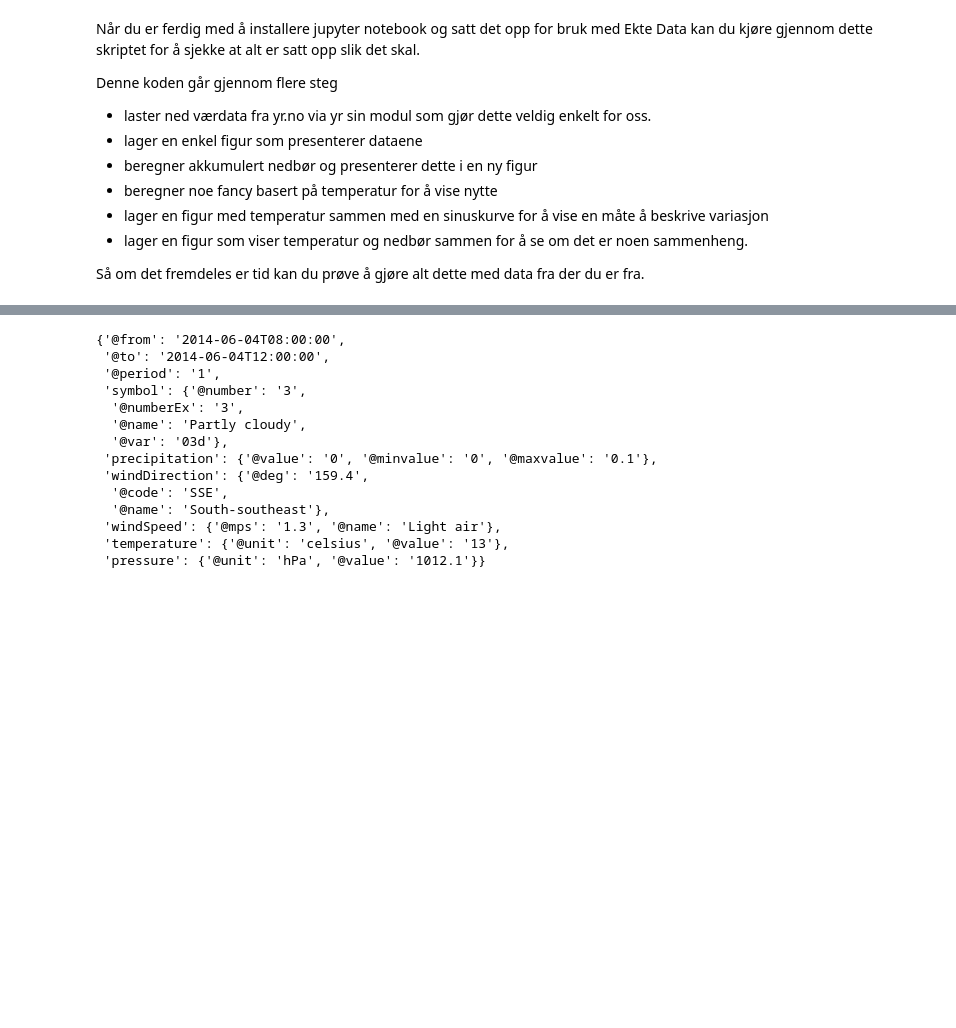
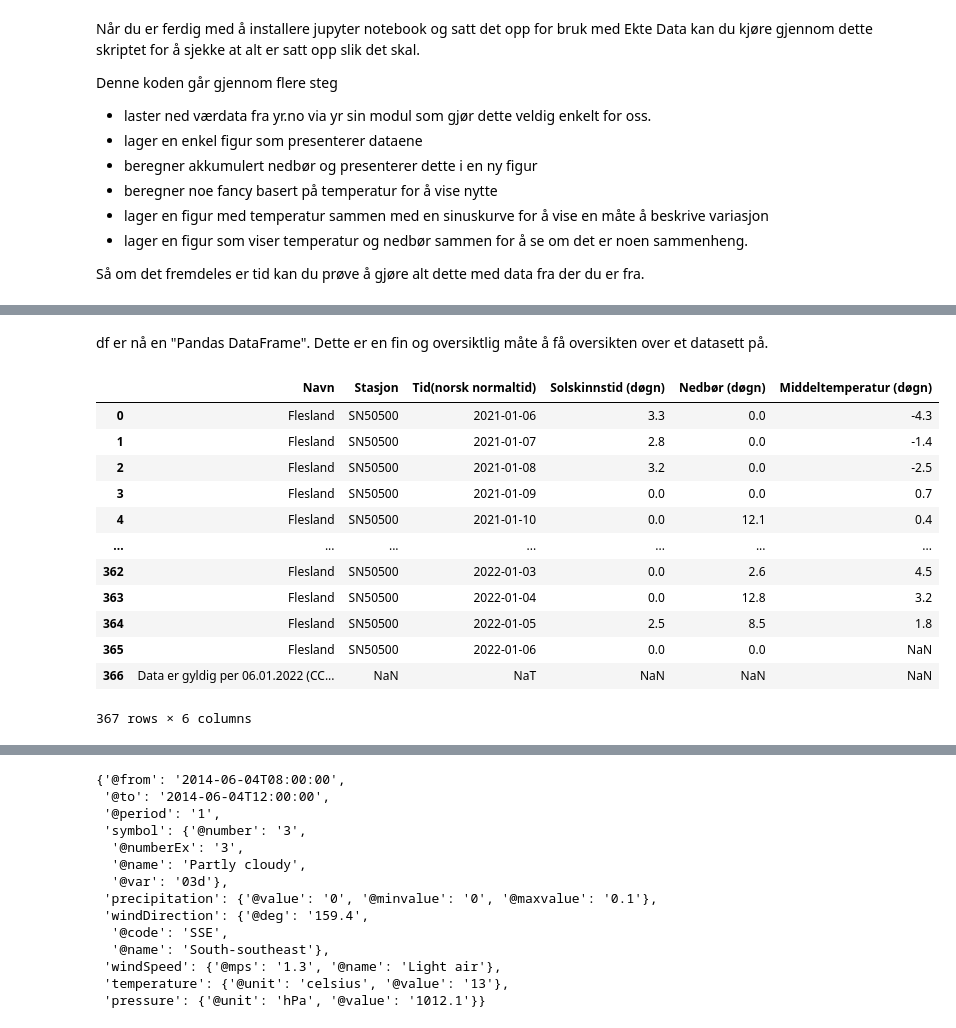
Before and after one commit to irendundas/EkteData, a Jupyter notebook: NAT624_dag1.ipynb, the cells around one changed output, grey strips where cells are left out. Cells and saved outputs as stored; diff of their text form; code cells hidden in the pictures; blank space fills up the shorter version.

```diff
--- a/NAT624_dag1.ipynb
+++ b/NAT624_dag1.ipynb
@@ -12,0 +23,3 @@ Så om det fremdeles er tid kan du prøve å gjøre alt dette med data fra der d
+# %%
+sti='W:/Work/Documents/EkteData/EkteData'
+fil='/sol_nedbør_temp.csv'
@@ -12,0 +38,18 @@ Så om det fremdeles er tid kan du prøve å gjøre alt dette med data fra der d
+# %% [markdown]
+df er nå en "Pandas DataFrame". Dette er en fin og oversiktlig måte å få oversikten over et datasett på.
+# %%
+df
+# %% [output]
+|  | Navn | Stasjon | Tid(norsk normaltid) | Solskinnstid (døgn) | Nedbør (døgn) | Middeltemperatur (døgn) |
+| 0 | Flesland | SN50500 | 2021-01-06 | 3.3 | 0.0 | -4.3 |
+| 1 | Flesland | SN50500 | 2021-01-07 | 2.8 | 0.0 | -1.4 |
+| 2 | Flesland | SN50500 | 2021-01-08 | 3.2 | 0.0 | -2.5 |
+| 3 | Flesland | SN50500 | 2021-01-09 | 0.0 | 0.0 | 0.7 |
+| 4 | Flesland | SN50500 | 2021-01-10 | 0.0 | 12.1 | 0.4 |
+| ... | ... | ... | ... | ... | ... | ... |
+| 362 | Flesland | SN50500 | 2022-01-03 | 0.0 | 2.6 | 4.5 |
+| 363 | Flesland | SN50500 | 2022-01-04 | 0.0 | 12.8 | 3.2 |
+| 364 | Flesland | SN50500 | 2022-01-05 | 2.5 | 8.5 | 1.8 |
+| 365 | Flesland | SN50500 | 2022-01-06 | 0.0 | 0.0 | NaN |
+| 366 | Data er gyldig per 06.01.2022 (CC... | NaN | NaT | NaN | NaN | NaN |
+367 rows × 6 columns
```
Also changed, not shown: parts of 20 cells of this notebook, 3 other files.
